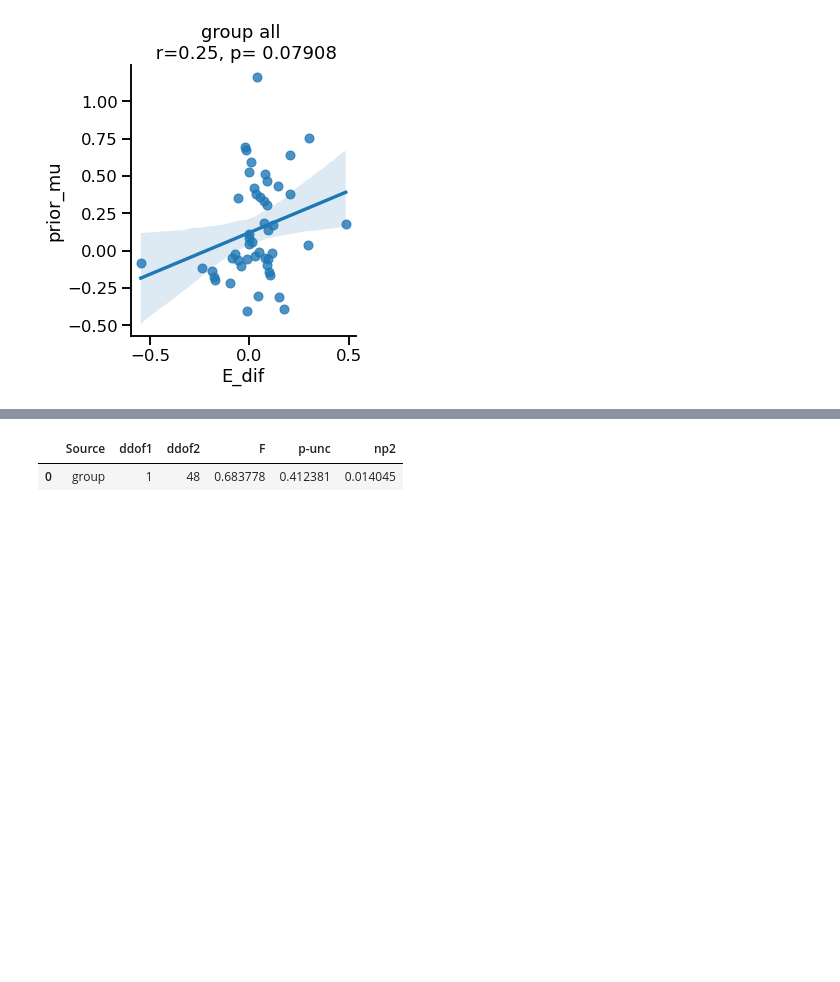
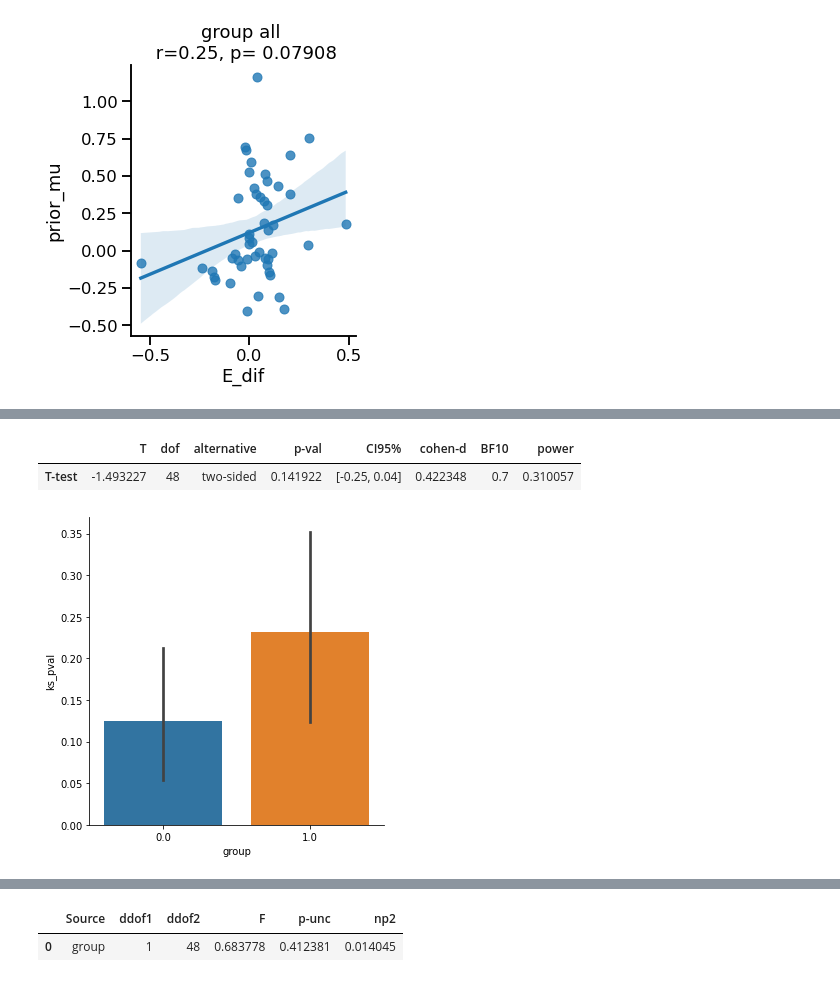
Before and after one commit to Gilles86/stress_risk, a Jupyter notebook: stress_risk/analyse_results/shifts_decode-priors.ipynb, the cells around one changed output, grey strips where cells are left out. Drawn from its saved outputs; the diff is of its cells as text; code cells hidden in the pictures; blank space fills up the shorter version.

```diff
--- a/stress_risk/analyse_results/shifts_decode-priors.ipynb
+++ b/stress_risk/analyse_results/shifts_decode-priors.ipynb
@@ -225,0 +224,25 @@ for param_name in parameter_names:
+# %%
+# compare distributions
+from scipy.stats import ks_2samp
+
+p_vals = []
+subs = []
+for sub in subFolders:
+    pars = pars_s.xs(int(sub),0,'subject')
+    ks_test = ks_2samp(pars['mu_1'], pars['mu_2']) #Kolmogorov-Smirnov test
+    p_vals.append(ks_test[1])
+    subs.append(int(sub))
+# %%
+df_ks = pd.concat([pd.Series(subs,name='subject'),pd.Series(p_vals,name='ks_pval')], axis=1).set_index('subject')
+df_ks = df_ks.join(group_mapping).set_index('group',append=True)
+df_ks['log(pval)']=np.log(df_ks['ks_pval'])
+# %%
+param = 'ks_pval' #'log(pval)'#
+sns.catplot(data =df_ks.reset_index(),y=param, x='group', kind='bar')
+ttest = pingouin.ttest(df_ks.xs(0,0,'group')[param], df_ks.xs(1,0,'group')[param])
+ttest
+# larger p-val = the more similar distributions ()
+# %% [output]
+|  | T | dof | alternative | p-val | CI95% | cohen-d | BF10 | power |
+| T-test | -1.493227 | 48 | two-sided | 0.141922 | [-0.25, 0.04] | 0.422348 | 0.7 | 0.310057 |
+[figure, added]
```
Also changed, not shown: parts of 12 cells of this notebook, 24 other files.
